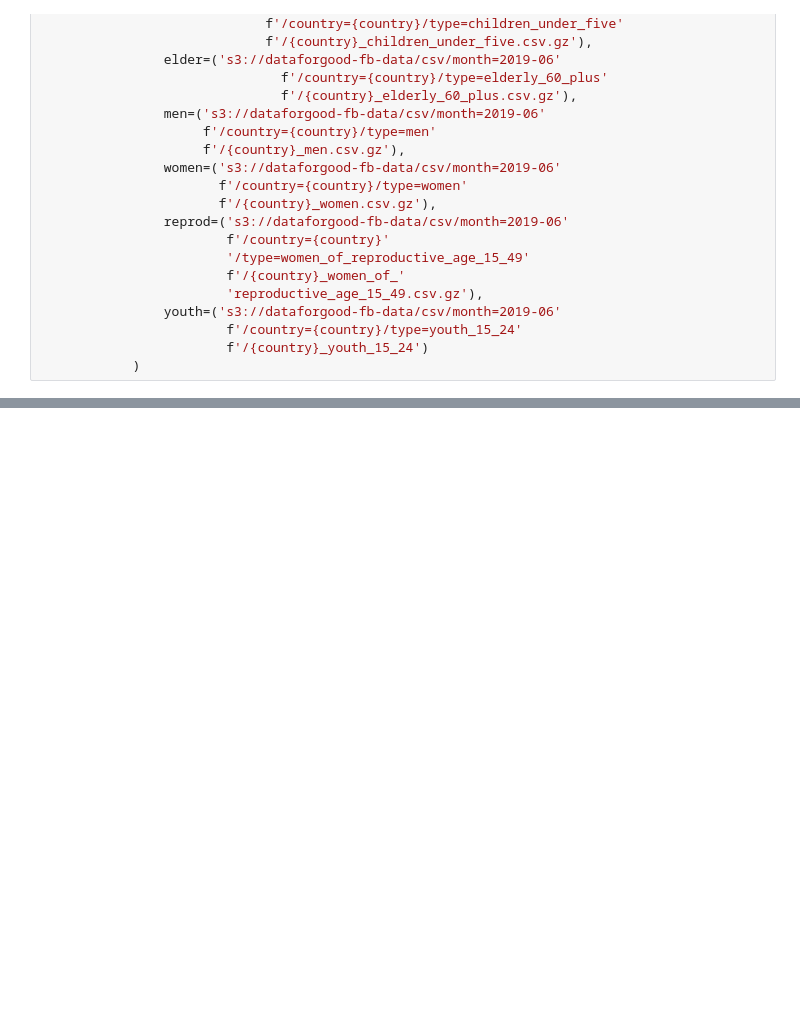
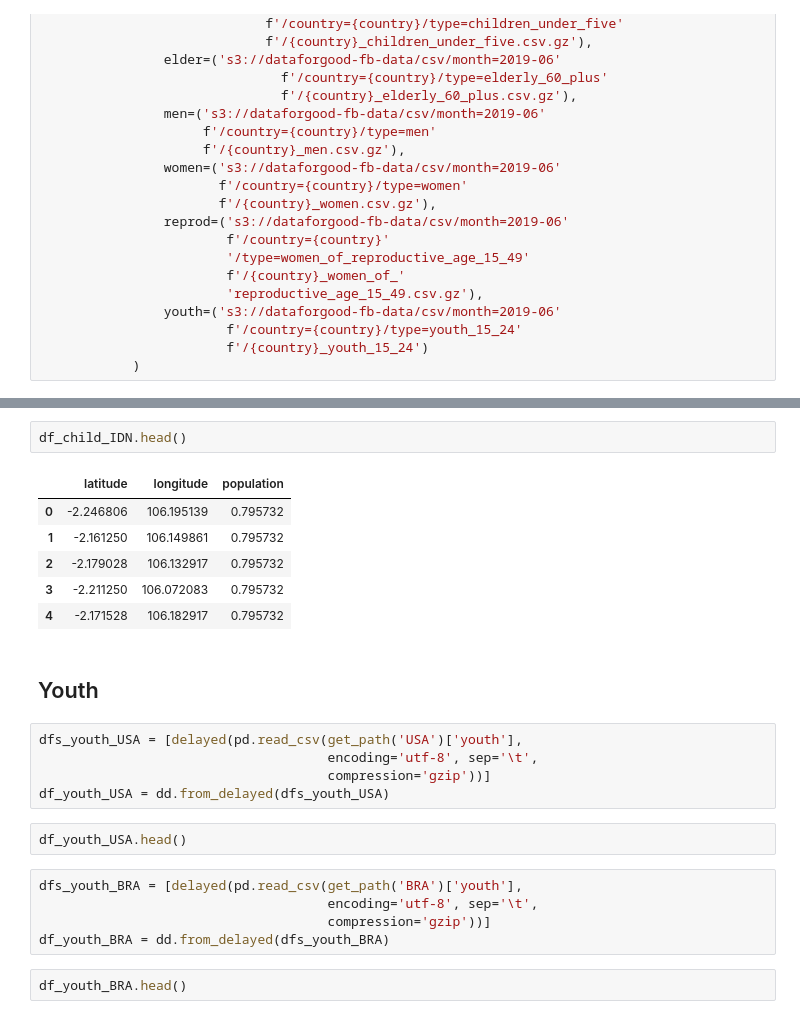
Before and after one commit to abeljoshua20/Population-Density-Analysis, a Jupyter notebook: MP2 Draft_Abel.ipynb, the cells around one changed output, grey strips where cells are left out. Drawn from its saved outputs; the diff is of its cells as text; blank space fills up the shorter version.

```diff
--- a/MP2 Draft_Abel.ipynb
+++ b/MP2 Draft_Abel.ipynb
@@ -85,0 +118,25 @@ ddf_total_pop.head()
+# %%
+df_child_IDN.head()
+# %% [output]
+|  | latitude | longitude | population |
+| 0 | -2.246806 | 106.195139 | 0.795732 |
+| 1 | -2.161250 | 106.149861 | 0.795732 |
+| 2 | -2.179028 | 106.132917 | 0.795732 |
+| 3 | -2.211250 | 106.072083 | 0.795732 |
+| 4 | -2.171528 | 106.182917 | 0.795732 |
+# %% [markdown]
+## Youth
+# %%
+dfs_youth_USA = [delayed(pd.read_csv(get_path('USA')['youth'],
+                                     encoding='utf-8', sep='\t',
+                                     compression='gzip'))]
+df_youth_USA = dd.from_delayed(dfs_youth_USA)
+# %%
+df_youth_USA.head()
+# %%
+dfs_youth_BRA = [delayed(pd.read_csv(get_path('BRA')['youth'],
+                                     encoding='utf-8', sep='\t',
+                                     compression='gzip'))]
+df_youth_BRA = dd.from_delayed(dfs_youth_BRA)
+# %%
+df_youth_BRA.head()
```
Also changed, not shown: parts of 26 cells of this notebook, 1 other file.
